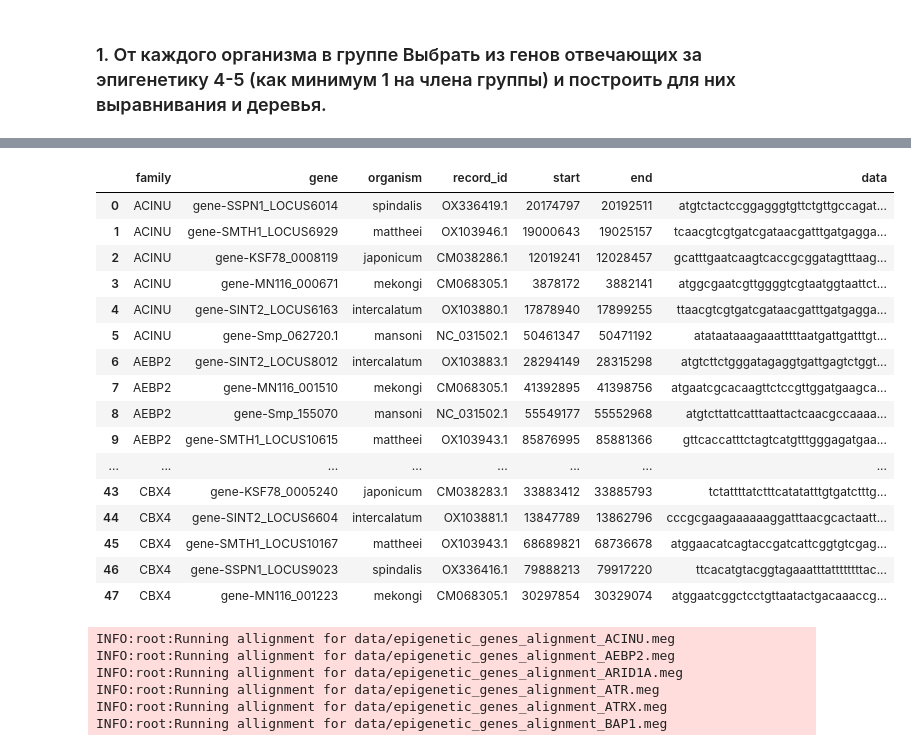
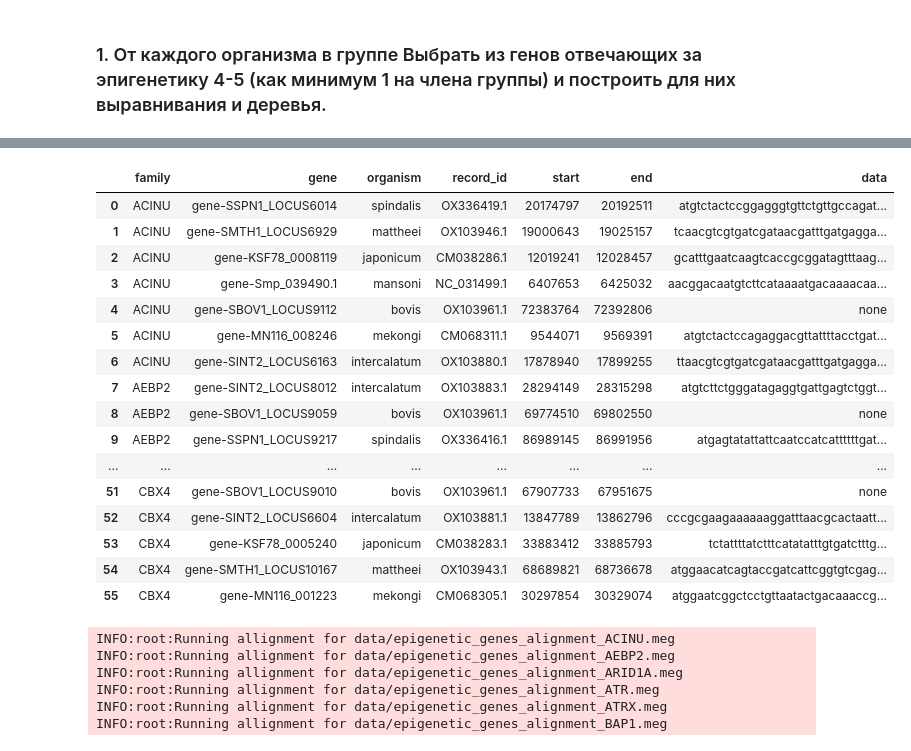
Before and after one commit to 0andrejj0/bioinf-project-common, a Jupyter notebook: project.ipynb, the cells around one changed output, grey strips where cells are left out. Cells and saved outputs as stored; diff of their text form; code cells hidden in the pictures.

```diff
--- a/project.ipynb
+++ b/project.ipynb
@@ -4,6 +4,7 @@
 data_config = {
     'spindalis' : {
         'epigenetic_file' : 'epigenetic_genes.csv',
+        'g4_file' : 'g4_results.bed',
         'gff_url' : 'https://ftp.ncbi.nlm.nih.gov/genomes/all/GCA/946/903/255/GCA_946903255.1_tdSchSpin1.1b/GCA_946903255.1_tdSchSpin1.1b_genomic.gff.gz',
         'fna_url' : 'https://ftp.ncbi.nlm.nih.gov/genomes/all/GCA/946/903/255/GCA_946903255.1_tdSchSpin1.1b/GCA_946903255.1_tdSchSpin1.1b_genomic.fna.gz',
         'proteom_url' : 'https://ftp.ncbi.nlm.nih.gov/genomes/all/GCA/946/903/255/GCA_946903255.1_tdSchSpin1.1b/GCA_946903255.1_tdSchSpin1.1b_protein.faa.gz'
@@ -15,19 +16,27 @@ data_config = {
         'proteom_url' : 'https://ftp.ncbi.nlm.nih.gov/genomes/all/GCA/021/461/655/GCA_021461655.1_ASM2146165v1/GCA_021461655.1_ASM2146165v1_protein.faa.gz'
     },
     'bovis' : {
+        'epigenetic_file' : 'epigenetic_genes.csv',
+        'g4_file' : 'quadruplex.bed',
+        'gff_url' : 'https://ftp.ncbi.nlm.nih.gov/genomes/all/GCA/944/470/425/GCA_944470425.2_tdSchBovi1.2/GCA_944470425.2_tdSchBovi1.2_genomic.gff.gz',
+        'fna_url' : 'https://ftp.ncbi.nlm.nih.gov/genomes/all/GCA/944/470/425/GCA_944470425.2_tdSchBovi1.2/GCA_944470425.2_tdSchBovi1.2_genomic.fna.gz',
+        'proteom_url' : 'https://ftp.ncbi.nlm.nih.gov/genomes/all/GCA/944/470/425/GCA_944470425.2_tdSchBovi1.2/GCA_944470425.2_tdSchBovi1.2_protein.faa.gz'
     },
     'mattheei' : {
         'epigenetic_file' : 'epigenetic_genes.csv',
+        'g4_file' : 'quadruplex.bed',
         'gff_url' : 'https://ftp.ncbi.nlm.nih.gov/genomes/all/GCA/944/470/405/GCA_944470405.2_tdSchMatt1.2/GCA_944470405.2_tdSchMatt1.2_genomic.gff.gz',
         'fna_url' : 'https://ftp.ncbi.nlm.nih.gov/genomes/all/GCA/944/470/405/GCA_944470405.2_tdSchMatt1.2/GCA_944470405.2_tdSchMatt1.2_genomic.fna.gz',
         'proteom_url' : 'https://ftp.ncbi.nlm.nih.gov/genomes/all/GCA/944/470/405/GCA_944470405.2_tdSchMatt1.2/GCA_944470405.2_tdSchMatt1.2_protein.faa.gz'
     },
     'haematobium' : {
+        # 'epigenetic_file' : 'epigenetic_genes.tsv',
         'gff_url' : 'https://ftp.ebi.ac.uk/pub/databases/wormbase/parasite/releases/WBPS19/species/schistosoma_haematobium/PRJNA78265/schistosoma_haematobium.PRJNA78265.WBPS19.annotations.gff3.gz',
         'fna_url' : 'https://ftp.ebi.ac.uk/pub/databases/wormbase/parasite/releases/WBPS19/species/schistosoma_haematobium/PRJNA78265/schistosoma_haematobium.PRJNA78265.WBPS19.genomic.fa.gz',
         'proteom_url' : 'https://ftp.ebi.ac.uk/pub/databases/wormbase/parasite/releases/WBPS19/species/schistosoma_haematobium/PRJNA78265/schistosoma_haematobium.PRJNA78265.WBPS19.protein.fa.gz'
     },
     'mansoni' : {
+        'g4_file' : 'g4_results.bed',
         'epigenetic_file' : 'epigenetic_genes.csv',
         'gff_url' : 'https://ftp.ncbi.nlm.nih.gov/genomes/all/GCF/000/237/925/GCF_000237925.1_ASM23792v2/GCF_000237925.1_ASM23792v2_genomic.gff.gz',
         'fna_url' : 'https://ftp.ncbi.nlm.nih.gov/genomes/all/GCF/000/237/925/GCF_000237925.1_ASM23792v2/GCF_000237925.1_ASM23792v2_genomic.fna.gz',
@@ -43,6 +52,8 @@ data_config = {
     },
     'mekongi' : {
         'epigenetic_file' : 'epigenetic_genes.csv',
+        'g4_file' : 'quadruplex.bed',
+        'zdna_file' : 'zdnabert.bed',
         'gff_url' : 'https://ftp.ncbi.nlm.nih.gov/genomes/all/GCA/034/768/735/GCA_034768735.1_ASM3476873v1/GCA_034768735.1_ASM3476873v1_genomic.gff.gz',
         'fna_url' : 'https://ftp.ncbi.nlm.nih.gov/genomes/all/GCA/034/768/735/GCA_034768735.1_ASM3476873v1/GCA_034768735.1_ASM3476873v1_genomic.fna.gz',
         'proteom_url' : 'https://ftp.ncbi.nlm.nih.gov/genomes/all/GCA/034/768/735/GCA_034768735.1_ASM3476873v1/GCA_034768735.1_ASM3476873v1_protein.faa.gz'
@@ -153,6 +164,11 @@ def get_epigenetic_genes(organism: str):
         file_name = data_config[organism]['epigenetic_file']
         if pathlib.Path(file_name).suffix == '.csv':
             res = pd.read_csv(f'data_in/{organism}/{data_config[organism]['epigenetic_file']}')
+            res = res[['Family', 'Gene_ID']]
+            res.columns = ['family', 'gene']
+            return res
+        elif pathlib.Path(file_name).suffix == '.tsv':
+            res = pd.read_csv(f'data_in/{organism}/{data_config[organism]['epigenetic_file']}', sep='\t')
             res = res[['Family', 'Gene_ID']]
             res.columns = ['family', 'gene']
             return res
@@ -170,11 +186,15 @@ def get_g4(organism: str):
         if pathlib.Path(file_name).suffix == '.csv':
             res = pd.read_csv(f'data_in/{organism}/{data_config[organism]['g4_file']}')
             return res
+        elif pathlib.Path(file_name).suffix == '.bed':
+            res = pd.read_csv(f'data_in/{organism}/{data_config[organism]['g4_file']}', sep='\t', header=None).iloc[:, :3]
+            res.columns=['record_id' ,'start', 'end']
+            return res
         else:
             assert False, "Please, add support for your file type" # TODO
 
     else:
-        logging.warning(f'No epigenetic_file specified for {organism}')
+        logging.warning(f'No g4_file specified for {organism}')
         return None
 
 def get_zdna(organism: str):
@@ -185,11 +205,15 @@ def get_zdna(organism: str):
         if pathlib.Path(file_name).suffix == '.csv':
             res = pd.read_csv(f'data_in/{organism}/{data_config[organism]['zdna_file']}')
             return res
+        elif pathlib.Path(file_name).suffix == '.bed':
+            res = pd.read_csv(f'data_in/{organism}/{data_config[organism]['zdna_file']}', sep='\t', header=None).iloc[:, :3]
+            res.columns=['record_id' ,'start', 'end']
+            return res
         else:
             assert None, "Please, add support for your file type" # TODO
 
     else:
-        logging.warning(f'No epigenetic_file specified for {organism}')
+        logging.warning(f'No zdna_file specified for {organism}')
         return None
 
 # need_contain one of 'g4' or 'zdna'
@@ -337,5 +360,5 @@ INFO:root:Adding genes for mekongi
 # %%
-# Добавим в табличку хромосому координаты каждого
+# Добавим в табличку хромосому и координаты каждого
 
 import logging
 
@@ -354,7 +377,13 @@ for organism in data_config:
                 current_row_splitted = row.split()
 
                 if current_row_splitted[2] == 'gene':
-                    current_gene_id = current_row_splitted[8].split('ID=')[1].split(';')[0]
+                    current_gene_id = ''
+                    if pathlib.Path(gff_files[organism]).suffix == '.gff':
+                        current_gene_id = current_row_splitted[8].split('ID=')[1].split(';')[0]
+                    elif pathlib.Path(gff_files[organism]).suffix == '.gff3':
+                        current_gene_id = current_row_splitted[8].split('ID=')[1].split(';')[0]
+                        if current_gene_id == 'MS3_00007274':
+                            logging.error(f'{current_gene_id}, {current_row_splitted[3]}, {current_row_splitted[4]}')
                     if (organism, current_gene_id) in gene_organism_to_position:
                         gene_organism_to_position[(organism, current_gene_id)] = (current_row_splitted[0], int(current_row_splitted[3]), int(current_row_splitted[4]))
     else:
@@ -404,6 +432,8 @@ for _, row in epigenetic_genes_for_alignment.iterrows():
 record_to_position
 
 for organism in data_config:
+    if organism == 'bovis':
+        continue
     if organism in fna_files:
         records = list(SeqIO.parse(fna_files[organism], "fasta"))
         for record in records:
@@ -427,20 +456,20 @@ WARNING:root:No such fna file for bovis
 |  | family | gene | organism | record_id | start | end | data |
 | 0 | ACINU | gene-SSPN1_LOCUS6014 | spindalis | OX336419.1 | 20174797 | 20192511 | atgtctactccggagggtgttctgttgccagat... |
 | 1 | ACINU | gene-SMTH1_LOCUS6929 | mattheei | OX103946.1 | 19000643 | 19025157 | tcaacgtcgtgatcgataacgatttgatgagga... |
 | 2 | ACINU | gene-KSF78_0008119 | japonicum | CM038286.1 | 12019241 | 12028457 | gcatttgaatcaagtcaccgcggatagtttaag... |
-| 3 | ACINU | gene-MN116_000671 | mekongi | CM068305.1 | 3878172 | 3882141 | atggcgaatcgttggggtcgtaatggtaattct... |
-| 4 | ACINU | gene-SINT2_LOCUS6163 | intercalatum | OX103880.1 | 17878940 | 17899255 | ttaacgtcgtgatcgataacgatttgatgagga... |
-| 5 | ACINU | gene-Smp_062720.1 | mansoni | NC_031502.1 | 50461347 | 50471192 | atataataaagaaatttttaatgattgatttgt... |
-| 6 | AEBP2 | gene-SINT2_LOCUS8012 | intercalatum | OX103883.1 | 28294149 | 28315298 | atgtcttctgggatagaggtgattgagtctggt... |
-| 7 | AEBP2 | gene-MN116_001510 | mekongi | CM068305.1 | 41392895 | 41398756 | atgaatcgcacaagttctccgttggatgaagca... |
-| 8 | AEBP2 | gene-Smp_155070 | mansoni | NC_031502.1 | 55549177 | 55552968 | atgtcttattcatttaattactcaacgccaaaa... |
-| 9 | AEBP2 | gene-SMTH1_LOCUS10615 | mattheei | OX103943.1 | 85876995 | 85881366 | gttcaccatttctagtcatgtttgggagatgaa... |
+| 3 | ACINU | gene-Smp_039490.1 | mansoni | NC_031499.1 | 6407653 | 6425032 | aacggacaatgtcttcataaaatgacaaaacaa... |
+| 4 | ACINU | gene-SBOV1_LOCUS9112 | bovis | OX103961.1 | 72383764 | 72392806 | none |
+| 5 | ACINU | gene-MN116_008246 | mekongi | CM068311.1 | 9544071 | 9569391 | atgtctactccagaggacgttattttacctgat... |
+| 6 | ACINU | gene-SINT2_LOCUS6163 | intercalatum | OX103880.1 | 17878940 | 17899255 | ttaacgtcgtgatcgataacgatttgatgagga... |
+| 7 | AEBP2 | gene-SINT2_LOCUS8012 | intercalatum | OX103883.1 | 28294149 | 28315298 | atgtcttctgggatagaggtgattgagtctggt... |
+| 8 | AEBP2 | gene-SBOV1_LOCUS9059 | bovis | OX103961.1 | 69774510 | 69802550 | none |
+| 9 | AEBP2 | gene-SSPN1_LOCUS9217 | spindalis | OX336416.1 | 86989145 | 86991956 | atgagtatattattcaatccatcattttttgat... |
 | ... | ... | ... | ... | ... | ... | ... | ... |
-| 43 | CBX4 | gene-KSF78_0005240 | japonicum | CM038283.1 | 33883412 | 33885793 | tctattttatctttcatatatttgtgatctttg... |
-| 44 | CBX4 | gene-SINT2_LOCUS6604 | intercalatum | OX103881.1 | 13847789 | 13862796 | cccgcgaagaaaaaaggatttaacgcactaatt... |
-| 45 | CBX4 | gene-SMTH1_LOCUS10167 | mattheei | OX103943.1 | 68689821 | 68736678 | atggaacatcagtaccgatcattcggtgtcgag... |
-| 46 | CBX4 | gene-SSPN1_LOCUS9023 | spindalis | OX336416.1 | 79888213 | 79917220 | ttcacatgtacggtagaaatttattttttttac... |
-| 47 | CBX4 | gene-MN116_001223 | mekongi | CM068305.1 | 30297854 | 30329074 | atggaatcggctcctgttaatactgacaaaccg... |
+| 51 | CBX4 | gene-SBOV1_LOCUS9010 | bovis | OX103961.1 | 67907733 | 67951675 | none |
+| 52 | CBX4 | gene-SINT2_LOCUS6604 | intercalatum | OX103881.1 | 13847789 | 13862796 | cccgcgaagaaaaaaggatttaacgcactaatt... |
+| 53 | CBX4 | gene-KSF78_0005240 | japonicum | CM038283.1 | 33883412 | 33885793 | tctattttatctttcatatatttgtgatctttg... |
+| 54 | CBX4 | gene-SMTH1_LOCUS10167 | mattheei | OX103943.1 | 68689821 | 68736678 | atggaacatcagtaccgatcattcggtgtcgag... |
+| 55 | CBX4 | gene-MN116_001223 | mekongi | CM068305.1 | 30297854 | 30329074 | atggaatcggctcctgttaatactgacaaaccg... |
 # %%
 import os
 import logging
```
Also changed, not shown: parts of 20 cells of this notebook, 17 other files.
